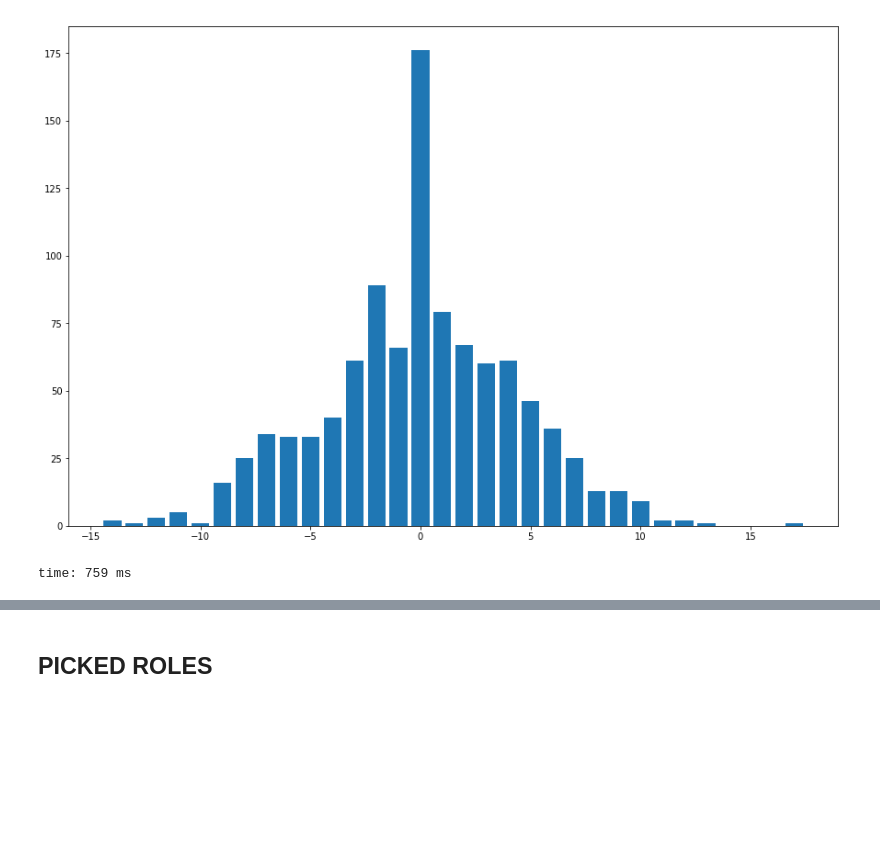
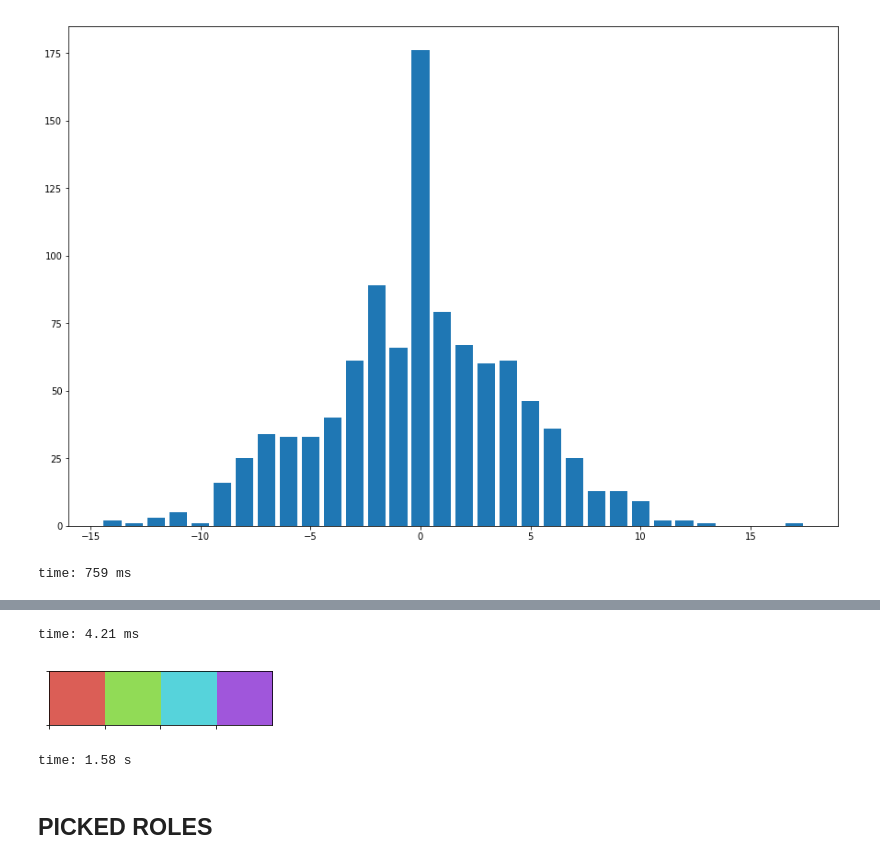
Before and after one commit to xiwix/binder, a Jupyter notebook: bga.puertorico.analyze.ipynb, the cells around one changed output, grey strips where cells are left out. Cells and saved outputs as stored; diff of their text form; code cells hidden in the pictures; blank space fills up the shorter version.

```diff
--- a/bga.puertorico.analyze.ipynb
+++ b/bga.puertorico.analyze.ipynb
@@ -316 +315,11 @@ c.mos(5)
+# %%
+d = list(zip(*[(*k, v*v*10) for k,v in collections.Counter(dd).items()]))
+# %% [output]
+time: 4.21 ms
+# %%
+import seaborn as sns
+sns.palplot(sns.color_palette("hls", 4))
+# %% [output]
+[figure, added]
+time: 1.58 s
 # %%
```
Also changed, not shown: parts of 3 cells of this notebook, 1 other file.
